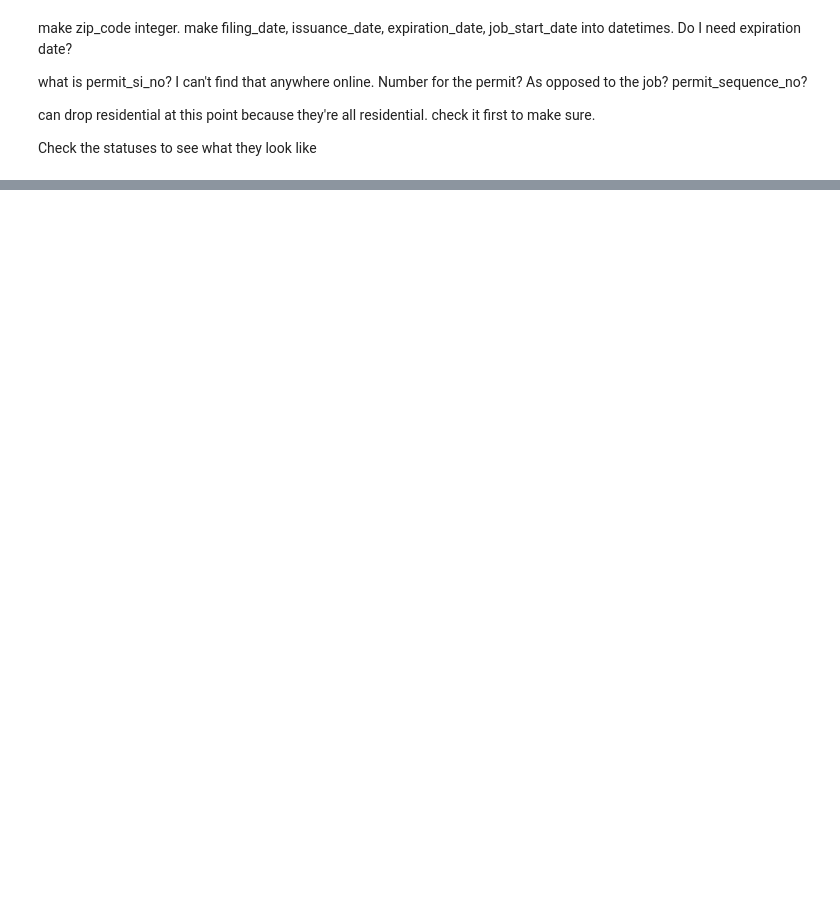
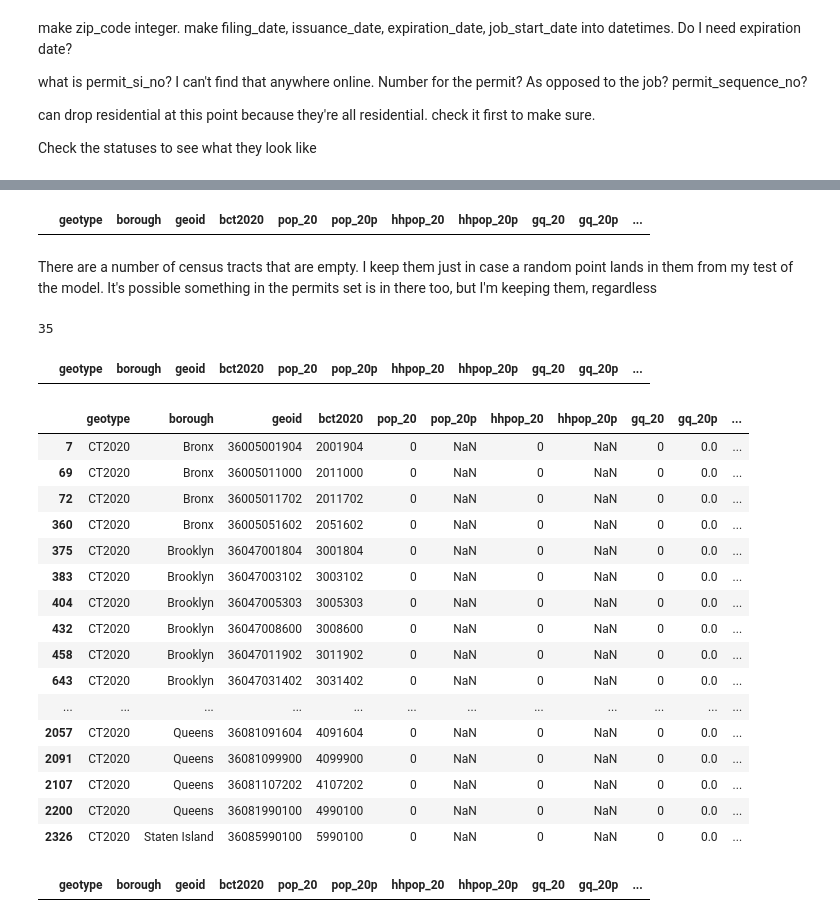
Before and after one commit to lmdunn/nycpermits, a Jupyter notebook: 01-1_cleaning_permits.ipynb, the cells around one changed output, grey strips where cells are left out. Drawn from its saved outputs; the diff is of its cells as text; code cells hidden in the pictures; blank space fills up the shorter version.

```diff
--- a/01-1_cleaning_permits.ipynb
+++ b/01-1_cleaning_permits.ipynb
@@ -1273,0 +904,2 @@ permits[permits['census_tract'] == 74500]
+# %%
+permits.loc[0, 'point'] = ''
@@ -1273,0 +1223,2 @@ permits[permits['census_tract'] == 74500]
+# %%
+census_data.drop(columns = 'avhhsz_20p', inplace = True)
@@ -1273,0 +1231,3 @@ permits[permits['census_tract'] == 74500]
+# %%
+for i in census_data[census_data['instgq_20p'].isnull()].index:
+    census_data.loc[i, 'instgq_20p'] = 0
@@ -1273,0 +1236,4 @@ permits[permits['census_tract'] == 74500]
+# %%
+census_data[(census_data['gq_20p'].isnull()) & (census_data['gq_20'] != '0')]
+# %% [output]
+|  | geotype | borough | geoid | bct2020 | pop_20 | pop_20p | hhpop_20 | hhpop_20p | gq_20 | gq_20p | ... |
@@ -1273,0 +1243,30 @@ permits[permits['census_tract'] == 74500]
+# %% [markdown]
+There are a number of census tracts that are empty. I keep them just in case a random point lands in them from my test of the model. It's possible something in the permits set is in there too, but I'm keeping them, regardless
+# %%
+len(census_data[(census_data['pop_20p'].isnull()) & (census_data['pop_20'] == '0')])
+# %% [output]
+35
+# %%
+census_data[(census_data['pop_20p'].isnull()) & (census_data['pop_20'] != '0')]
+# %% [output]
+|  | geotype | borough | geoid | bct2020 | pop_20 | pop_20p | hhpop_20 | hhpop_20p | gq_20 | gq_20p | ... |
+# %%
+census_data[(census_data['pop_20p'].isnull()) & (census_data['pop_20'] == '0')]
+# %% [output]
+|  | geotype | borough | geoid | bct2020 | pop_20 | pop_20p | hhpop_20 | hhpop_20p | gq_20 | gq_20p | ... |
+| 7 | CT2020 | Bronx | 36005001904 | 2001904 | 0 | NaN | 0 | NaN | 0 | 0.0 | ... |
+| 69 | CT2020 | Bronx | 36005011000 | 2011000 | 0 | NaN | 0 | NaN | 0 | 0.0 | ... |
+| 72 | CT2020 | Bronx | 36005011702 | 2011702 | 0 | NaN | 0 | NaN | 0 | 0.0 | ... |
+| 360 | CT2020 | Bronx | 36005051602 | 2051602 | 0 | NaN | 0 | NaN | 0 | 0.0 | ... |
+| 375 | CT2020 | Brooklyn | 36047001804 | 3001804 | 0 | NaN | 0 | NaN | 0 | 0.0 | ... |
+| 383 | CT2020 | Brooklyn | 36047003102 | 3003102 | 0 | NaN | 0 | NaN | 0 | 0.0 | ... |
+| 404 | CT2020 | Brooklyn | 36047005303 | 3005303 | 0 | NaN | 0 | NaN | 0 | 0.0 | ... |
+| 432 | CT2020 | Brooklyn | 36047008600 | 3008600 | 0 | NaN | 0 | NaN | 0 | 0.0 | ... |
+| 458 | CT2020 | Brooklyn | 36047011902 | 3011902 | 0 | NaN | 0 | NaN | 0 | 0.0 | ... |
+| 643 | CT2020 | Brooklyn | 36047031402 | 3031402 | 0 | NaN | 0 | NaN | 0 | 0.0 | ... |
+| ... | ... | ... | ... | ... | ... | ... | ... | ... | ... | ... | ... |
+| 2057 | CT2020 | Queens | 36081091604 | 4091604 | 0 | NaN | 0 | NaN | 0 | 0.0 | ... |
+| 2091 | CT2020 | Queens | 36081099900 | 4099900 | 0 | NaN | 0 | NaN | 0 | 0.0 | ... |
+| 2107 | CT2020 | Queens | 36081107202 | 4107202 | 0 | NaN | 0 | NaN | 0 | 0.0 | ... |
+| 2200 | CT2020 | Queens | 36081990100 | 4990100 | 0 | NaN | 0 | NaN | 0 | 0.0 | ... |
+| 2326 | CT2020 | Staten Island | 36085990100 | 5990100 | 0 | NaN | 0 | NaN | 0 | 0.0 | ... |
@@ -1273,0 +1276,4 @@ permits[permits['census_tract'] == 74500]
+# %%
+census_data[(census_data['hhpop_20p'].isnull()) & (census_data['hhpop_20'] != '0')]
+# %% [output]
+|  | geotype | borough | geoid | bct2020 | pop_20 | pop_20p | hhpop_20 | hhpop_20p | gq_20 | gq_20p | ... |
```
Also changed, not shown: parts of 332 cells of this notebook, 4 other files.
